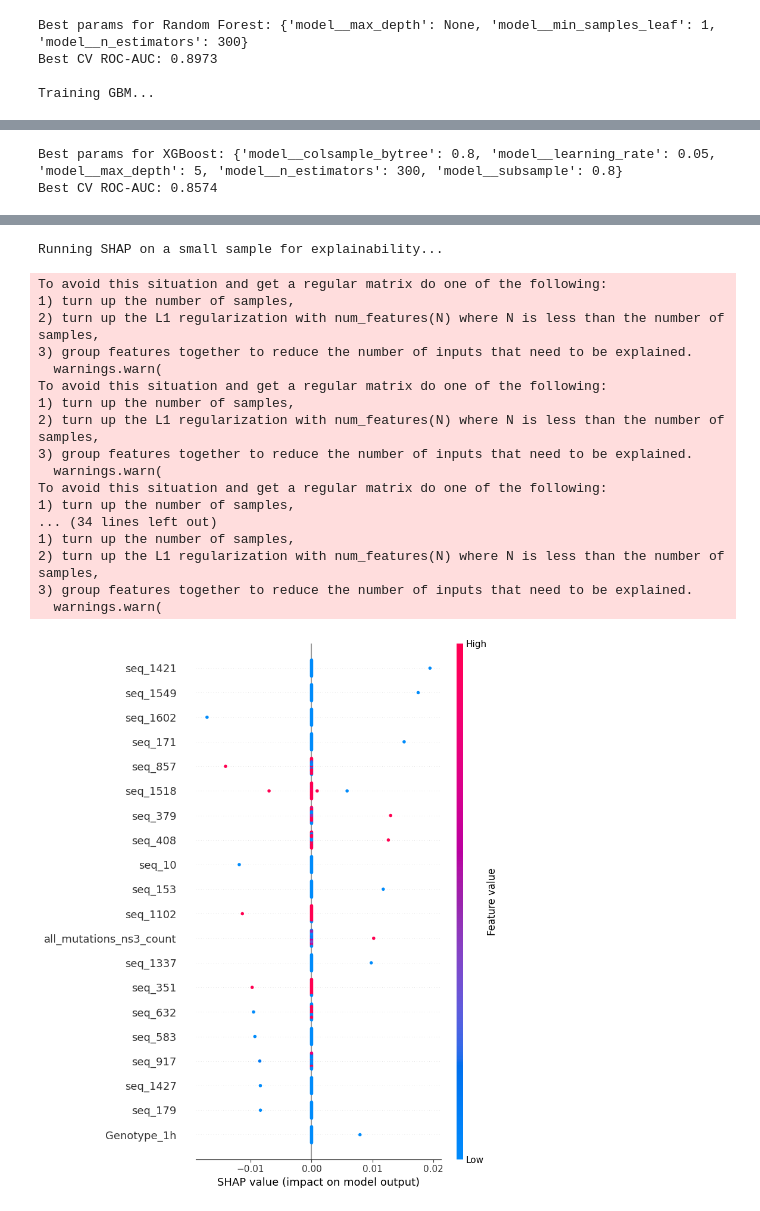
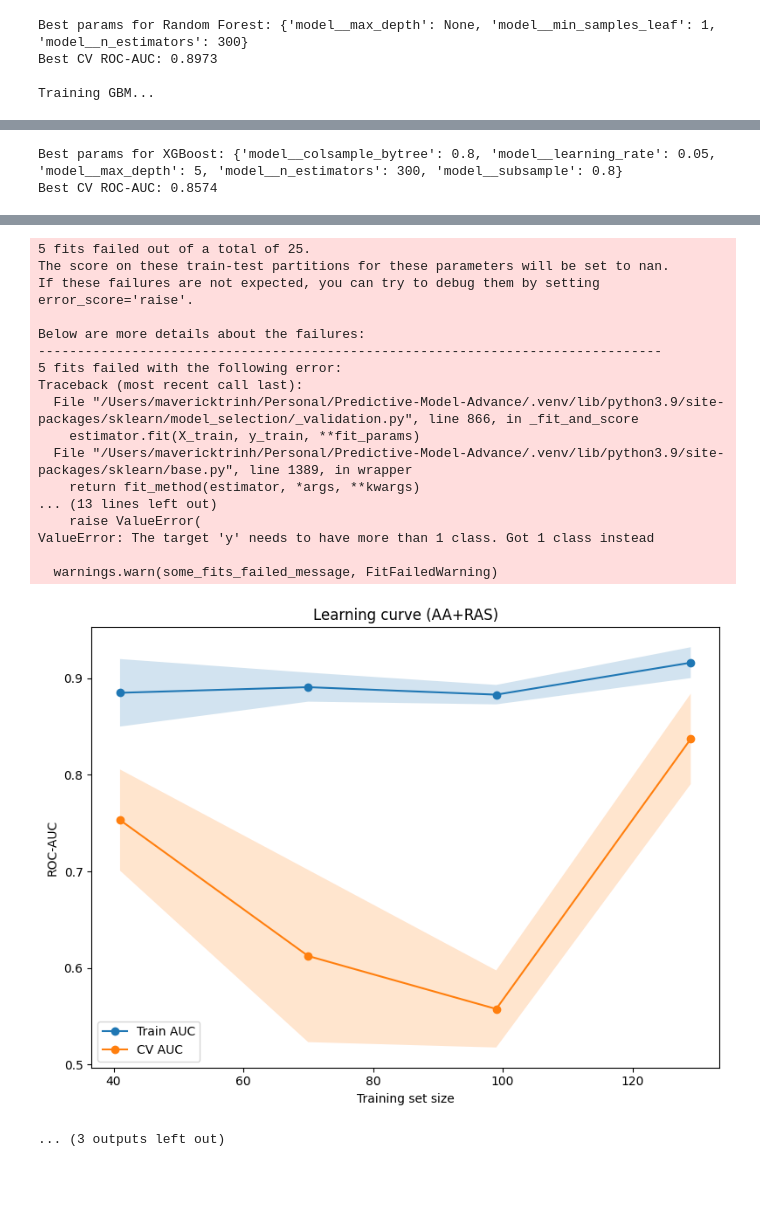
Before and after one commit to ZeroToH3ro/Predictive-Model-Advance, a Jupyter notebook: Predictive_model.ipynb, the cells around one changed output, grey strips where cells are left out. Drawn from its saved outputs; the diff is of its cells as text; code cells hidden in the pictures; blank space fills up the shorter version.

```diff
--- a/Predictive_model.ipynb
+++ b/Predictive_model.ipynb
@@ -121,11 +121,8 @@ def load_sequence_data(data_path, seq_type="aa"):
 
 def build_target(response_series):
     response_map = {
-        "Yes": 0,
-        "No": 1,
         "SVR": 0,
         "Non SVR": 1,
-        "Non-SVR": 1,
     }
     response_series = response_series.astype(str).str.strip()
     y = response_series.map(response_map)
@@ -539,6 +629,9 @@ ras_path = "data/data_RAS.xlsx"
 seq_type = "aa"  # amino-acid genomic features
 
 run_dir = os.path.join("outputs", "Experiment_Model_" + datetime.now().strftime("%Y%m%d_%H%M%S"))
+
+
+ras_significance = analyze_ras_significance(ras_path)
 
 X, y, seq_df, ras_features, feature_names = build_feature_matrix(
     sequence_path,
@@ -562,6 +655,18 @@ plot_model_comparisons(
     save_path=run_dir,
 )
 
+svm_model = results["models"].get("SVM", {}).get("model") if results.get("models") else None
+if svm_model is not None:
+    plot_learning_curve(
+        svm_model,
+        X,
+        y,
+        label=f"{seq_type.upper()}+RAS",
+        save_path=run_dir,
+    )
+else:
+    print("SVM model unavailable; skipping learning curve.")
+
 svm_result = results["models"].get("SVM") if results.get("models") else None
 if svm_result:
     explain_with_shap(
@@ -583,49 +693,49 @@ Optimal threshold (Youden): 0.4783
 Accuracy: 0.3692
 Precision: 0.3692
 Recall: 1.0000
 F1 Score: 0.5393
 AUC Score: 0.1255
 Confusion matrix:
 [[ 0 41]
  [ 0 24]]
 [figure]
 Training Elastic Net...
 Best params for Elastic Net: {'model__C': 10, 'model__l1_ratio': 0.9}
 Best CV ROC-AUC: 0.8696
 
 Training Random Forest...
 Best params for Random Forest: {'model__max_depth': None, 'model__min_samples_leaf': 1, 'model__n_estimators': 300}
 Best CV ROC-AUC: 0.8973
 
 Training GBM...
 Best params for GBM: {'model__learning_rate': 0.05, 'model__max_depth': 3, 'model__n_estimators': 200}
 Best CV ROC-AUC: 0.8613
 
 Training Decision Tree...
 Best params for Decision Tree: {'model__max_depth': 3, 'model__min_samples_leaf': 1}
 Best CV ROC-AUC: 0.7369
 
 Training XGBoost...
 Best params for XGBoost: {'model__colsample_bytree': 0.8, 'model__learning_rate': 0.05, 'model__max_depth': 5, 'model__n_estimators': 300, 'model__subsample': 0.8}
 Best CV ROC-AUC: 0.8574
 [figure]
 [figure]
-Running SHAP on a small sample for explainability...
+5 fits failed out of a total of 25.
+The score on these train-test partitions for these parameters will be set to nan.
+If these failures are not expected, you can try to debug them by setting error_score='raise'.
+
+Below are more details about the failures:
+--------------------------------------------------------------------------------
+5 fits failed with the following error:
+Traceback (most recent call last):
+  File "/Users/mavericktrinh/Personal/Predictive-Model-Advance/.venv/lib/python3.9/site-packages/sklearn/model_selection/_validation.py", line 866, in _fit_and_score
+    estimator.fit(X_train, y_train, **fit_params)
+  File "/Users/mavericktrinh/Personal/Predictive-Model-Advance/.venv/lib/python3.9/site-packages/sklearn/base.py", line 1389, in wrapper
+    return fit_method(estimator, *args, **kwargs)
+... (13 lines left out)
+    raise ValueError(
+ValueError: The target 'y' needs to have more than 1 class. Got 1 class instead
+
+  warnings.warn(some_fits_failed_message, FitFailedWarning)
+[figure, new version]
-To avoid this situation and get a regular matrix do one of the following:
-1) turn up the number of samples,
-2) turn up the L1 regularization with num_features(N) where N is less than the number of samples,
-3) group features together to reduce the number of inputs that need to be explained.
-  warnings.warn(
-To avoid this situation and get a regular matrix do one of the following:
-1) turn up the number of samples,
-2) turn up the L1 regularization with num_features(N) where N is less than the number of samples,
-3) group features together to reduce the number of inputs that need to be explained.
-  warnings.warn(
-To avoid this situation and get a regular matrix do one of the following:
-1) turn up the number of samples,
-... (34 lines left out)
-1) turn up the number of samples,
-2) turn up the L1 regularization with num_features(N) where N is less than the number of samples,
-3) group features together to reduce the number of inputs that need to be explained.
-  warnings.warn(
+... (3 outputs left out)
-[figure, old version]
```
Also changed, not shown: parts of 3 cells of this notebook.
